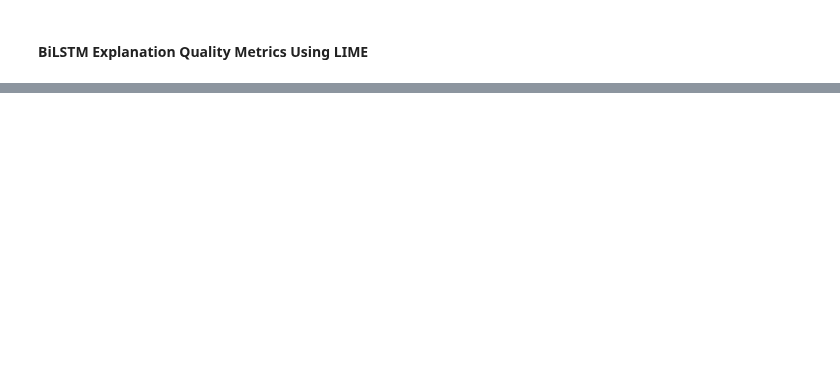
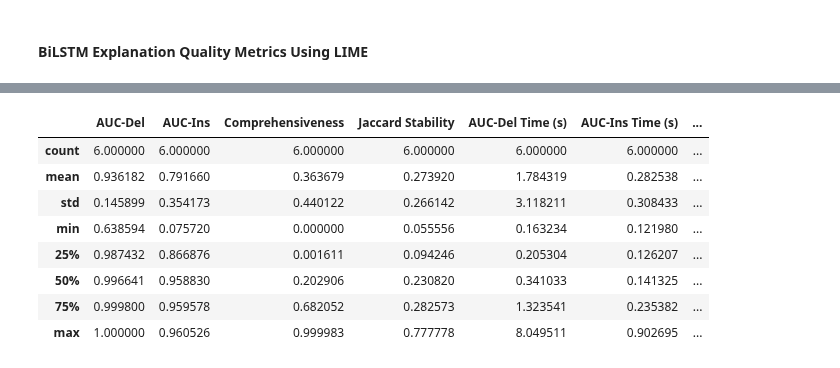
Before and after one commit to RationalEar/spam-detection, a Jupyter notebook: explainability/BiLSTM_LIME.ipynb, the cells around one changed output, grey strips where cells are left out. Saved outputs shown, nothing was run; the diff lists cells and outputs as text; code cells hidden in the pictures; blank space fills up the shorter version.

```diff
--- a/explainability/BiLSTM_LIME.ipynb
+++ b/explainability/BiLSTM_LIME.ipynb
@@ -278,0 +330,12 @@ metrics_df
+# %%
+metrics_df.describe()
+# %% [output]
+|  | AUC-Del | AUC-Ins | Comprehensiveness | Jaccard Stability | AUC-Del Time (s) | AUC-Ins Time (s) | ... |
+| count | 6.000000 | 6.000000 | 6.000000 | 6.000000 | 6.000000 | 6.000000 | ... |
+| mean | 0.936182 | 0.791660 | 0.363679 | 0.273920 | 1.784319 | 0.282538 | ... |
+| std | 0.145899 | 0.354173 | 0.440122 | 0.266142 | 3.118211 | 0.308433 | ... |
+| min | 0.638594 | 0.075720 | 0.000000 | 0.055556 | 0.163234 | 0.121980 | ... |
+| 25% | 0.987432 | 0.866876 | 0.001611 | 0.094246 | 0.205304 | 0.126207 | ... |
+| 50% | 0.996641 | 0.958830 | 0.202906 | 0.230820 | 0.341033 | 0.141325 | ... |
+| 75% | 0.999800 | 0.959578 | 0.682052 | 0.282573 | 1.323541 | 0.235382 | ... |
+| max | 1.000000 | 0.960526 | 0.999983 | 0.777778 | 8.049511 | 0.902695 | ... |
```
Also changed, not shown: parts of 8 cells of this notebook, 3 other files.
